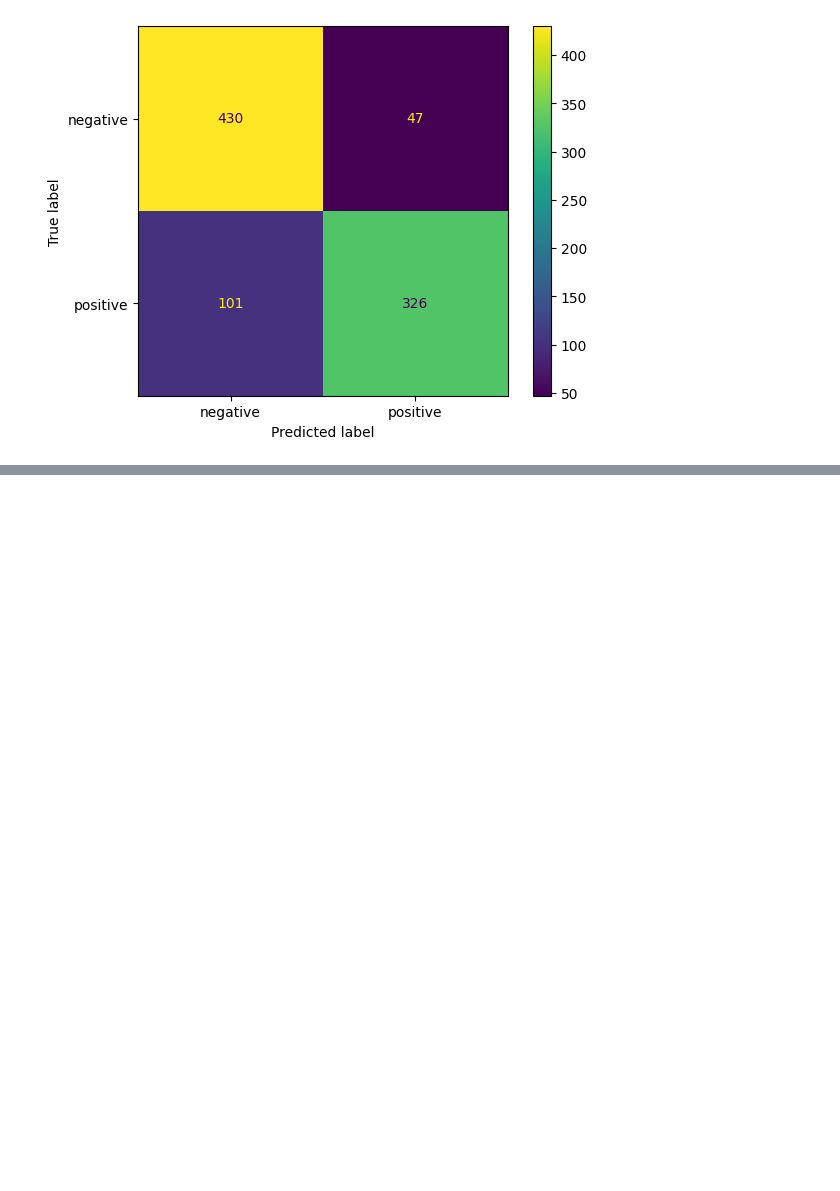
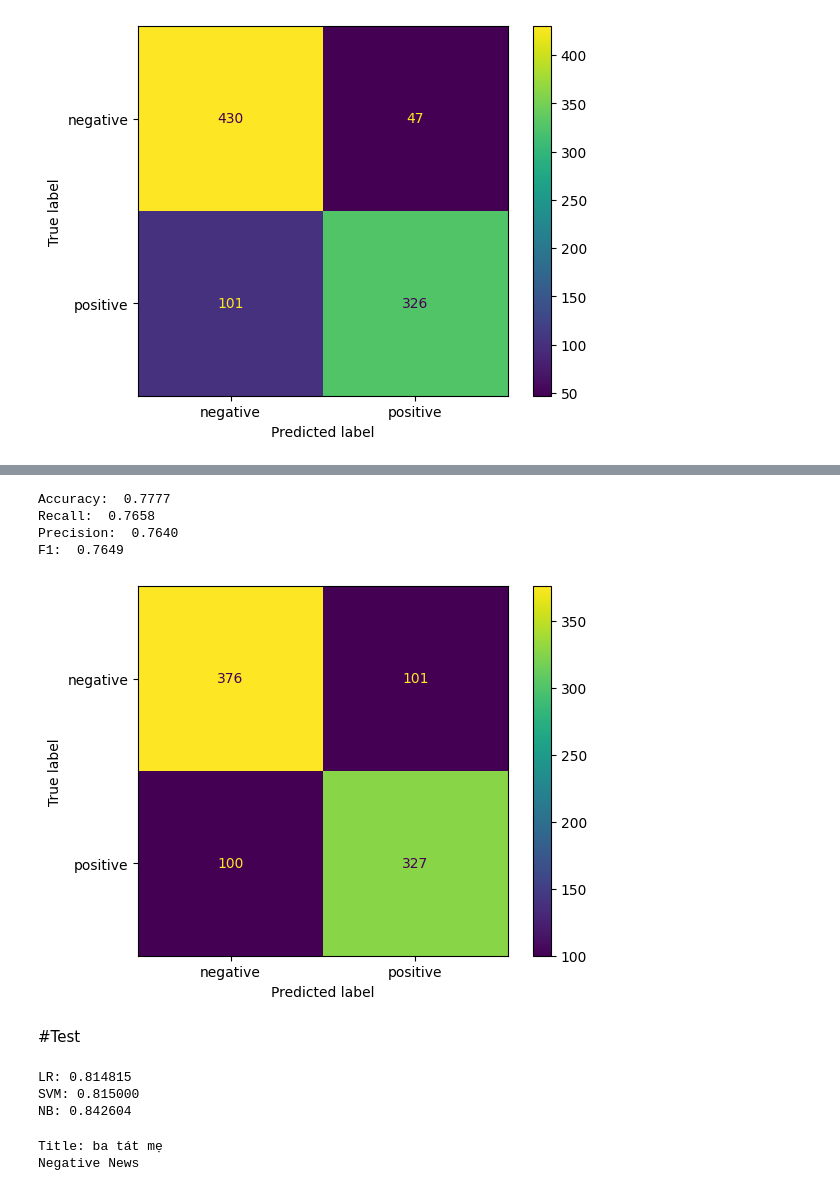
Before and after one commit to NQHung1/CS114.O11.KHCL, a Jupyter notebook: FinalProject/FinalProject.ipynb, the cells around one changed output, grey strips where cells are left out. Saved outputs shown, nothing was run; the diff lists cells and outputs as text; code cells hidden in the pictures; blank space fills up the shorter version.

```diff
--- a/FinalProject/FinalProject.ipynb
+++ b/FinalProject/FinalProject.ipynb
@@ -398,0 +415,12 @@ F1:  0.8159
+# %%
+model = Model(Tf_IDF_Vectorizer, BernoulliNB(), train['Title'], train['Is_neg'], dev['Title'], dev['Is_neg'])
+model.fit()
+model.evaluate()
+# %% [output]
+Accuracy:  0.7777
+Recall:  0.7658
+Precision:  0.7640
+F1:  0.7649
+[figure, added]
+# %% [markdown]
+#Test
@@ -398,0 +430,23 @@ F1:  0.8159
+# %%
+pipelines = []
+pipelines.append(('LR', Pipeline([('Vectorizer', Count_Vectorizer),('LR', LogisticRegression())])))
+pipelines.append(('SVM', Pipeline([('Vectorizer', Count_Vectorizer),('SVM', svm.SVC())])))
+pipelines.append(('NB', Pipeline([('Vectorizer', Count_Vectorizer),('NB', BernoulliNB())])))
+
+results = []
+names = []
+for name, model in pipelines:
+  kfold = KFold(n_splits=10, random_state=42, shuffle= True)
+  model.fit(train['Title'], train['Is_neg'])
+  dev_pred = model.predict(dev['Title'])
+  f1_results = f1_score(dev['Is_neg'], dev_pred)
+  results.append(f1_results)
+  names.append(name)
+  msg = "%s: %f" % (name, f1_results.mean())
+  print(msg)
+
+  joblib.dump(model, name + '.pkl')
+# %% [output]
+LR: 0.814815
+SVM: 0.815000
+NB: 0.842604
@@ -398,0 +455,12 @@ F1:  0.8159
+# %%
+df = pd.DataFrame(columns=['Title'])
+
+df['Title'] = [input('Title: ')]
+
+if final_model.predict(df['Title'])==1:
+  print('Negative News')
+else:
+  print('Positive News')
+# %% [output]
+Title: ba tát mẹ
+Negative News
```
Also changed, not shown: parts of 11 cells of this notebook.
